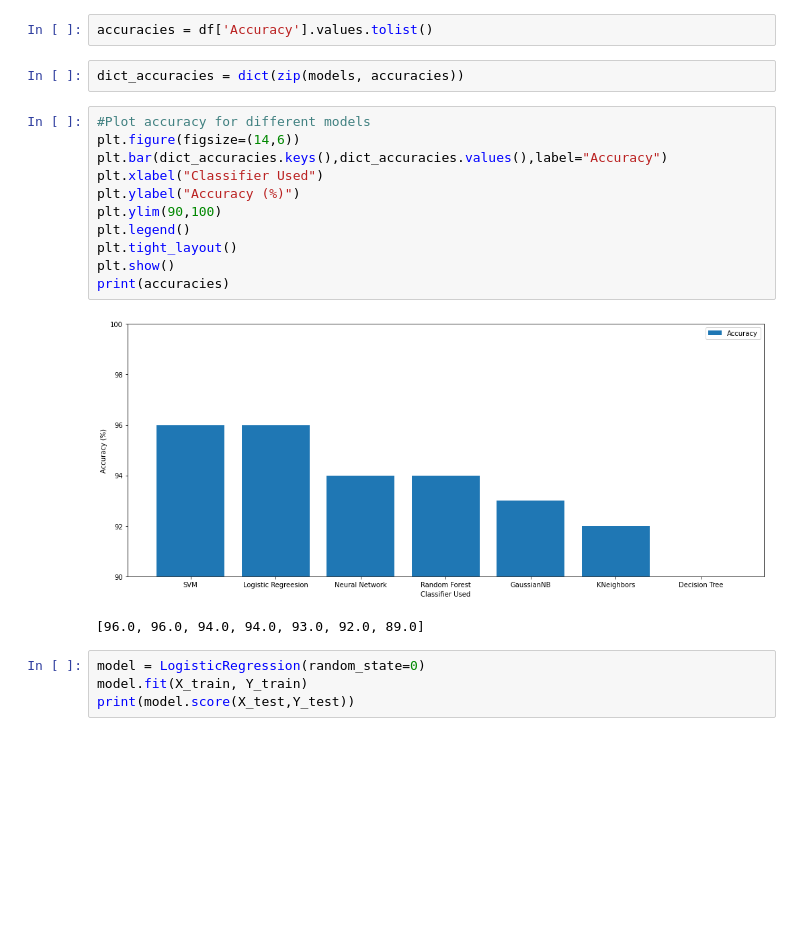
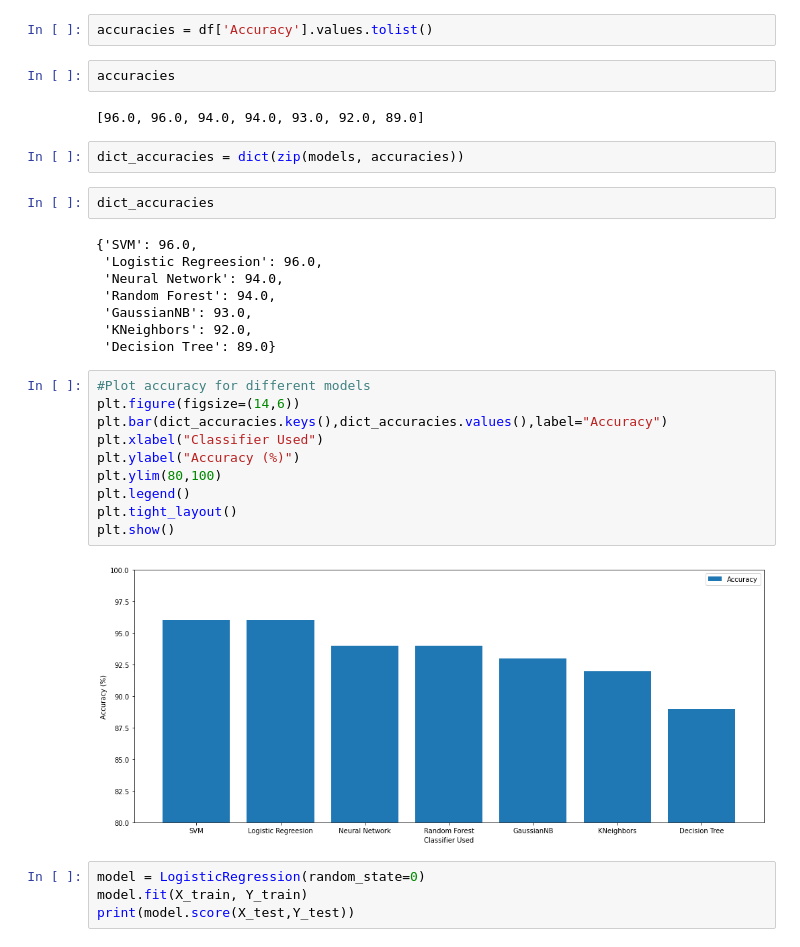
Before and after one commit to ntann47/Breast-Cancer-Prediction, a Jupyter notebook: breast-cancer-prediction.ipynb, the cells around one changed output. Saved outputs shown, nothing was run; the diff lists cells and outputs as text; blank space fills up the shorter version.

Commit message:
fix accuracy plot

```diff
--- a/breast-cancer-prediction.ipynb
+++ b/breast-cancer-prediction.ipynb
@@ -321,22 +316,34 @@ models
  'Decision Tree']
 # %%
 accuracies = df['Accuracy'].values.tolist()
+# %%
+accuracies
+# %% [output]
+[96.0, 96.0, 94.0, 94.0, 93.0, 92.0, 89.0]
 # %%
 dict_accuracies = dict(zip(models, accuracies))
+# %%
+dict_accuracies
+# %% [output]
+{'SVM': 96.0,
+ 'Logistic Regreesion': 96.0,
+ 'Neural Network': 94.0,
+ 'Random Forest': 94.0,
+ 'GaussianNB': 93.0,
+ 'KNeighbors': 92.0,
+ 'Decision Tree': 89.0}
 # %%
 #Plot accuracy for different models
 plt.figure(figsize=(14,6))
 plt.bar(dict_accuracies.keys(),dict_accuracies.values(),label="Accuracy")
 plt.xlabel("Classifier Used")
 plt.ylabel("Accuracy (%)")
-plt.ylim(90,100)
+plt.ylim(80,100)
 plt.legend()
 plt.tight_layout()
 plt.show()
-print(accuracies)
 # %% [output]
-[figure, old version]
+[figure, new version]
-[96.0, 96.0, 94.0, 94.0, 93.0, 92.0, 89.0]
 # %%
 model = LogisticRegression(random_state=0)
 model.fit(X_train, Y_train)
```
Also changed, not shown: parts of 1 cell of this notebook.
